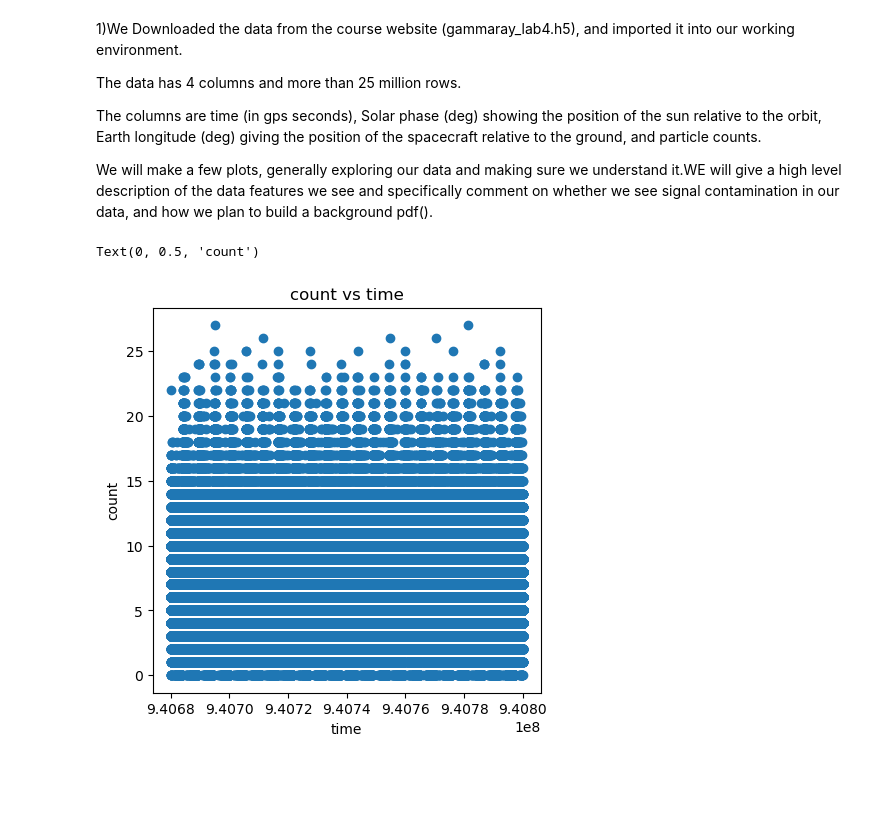
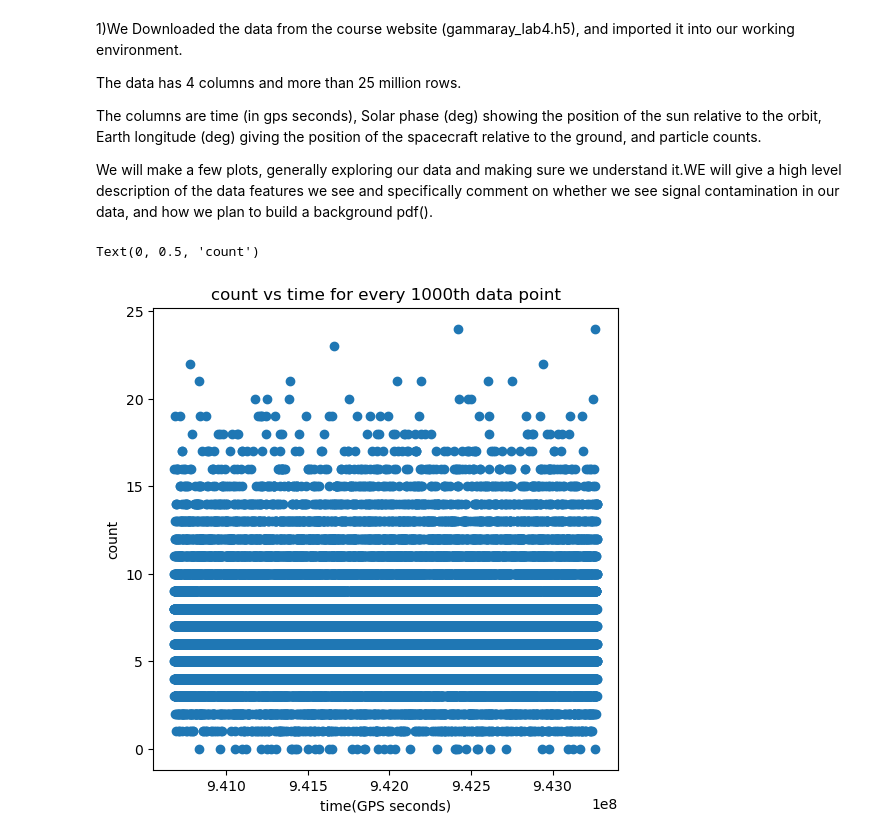
Before and after one commit to GShefali/repository1, a Jupyter notebook: lab4.ipynb, the cells around one changed output. Saved outputs shown, nothing was run; the diff lists cells and outputs as text; code cells hidden in the pictures; blank space fills up the shorter version.

```diff
--- a/lab4.ipynb
+++ b/lab4.ipynb
@@ -18,7 +18,7 @@ from scipy import stats
 import h5py
 
 #this sets the size of the plot to something useful
-plt.rcParams["figure.figsize"] = (5,5)
+plt.rcParams["figure.figsize"] = (6,6)
 # %%
 hf = h5py.File('gammaray_lab4.h5', 'r')
 # %%
@@ -53,12 +53,12 @@ The columns are time (in gps seconds), Solar phase (deg) showing the position of
 
 We will make a few plots, generally exploring our data and making sure we understand it.WE will give a high level description of the data features we see and specifically comment on whether we see signal contamination in our data, and how we plan to build a background pdf().
 # %%
-x = data[0,:1200000]
-y = data[3,:1200000]
+x = data[0,::1000]
+y = data[3,::1000]
 plt.scatter(x, y)
-plt.title("count vs time")
-plt.xlabel("time")
+plt.title("count vs time for every 1000th data point")
+plt.xlabel("time(GPS seconds)")
 plt.ylabel("count")
 # %% [output]
 Text(0, 0.5, 'count')
-[figure, old version]
+[figure, new version]
```
Also changed, not shown: parts of 75 cells of this notebook, 1 other file.
